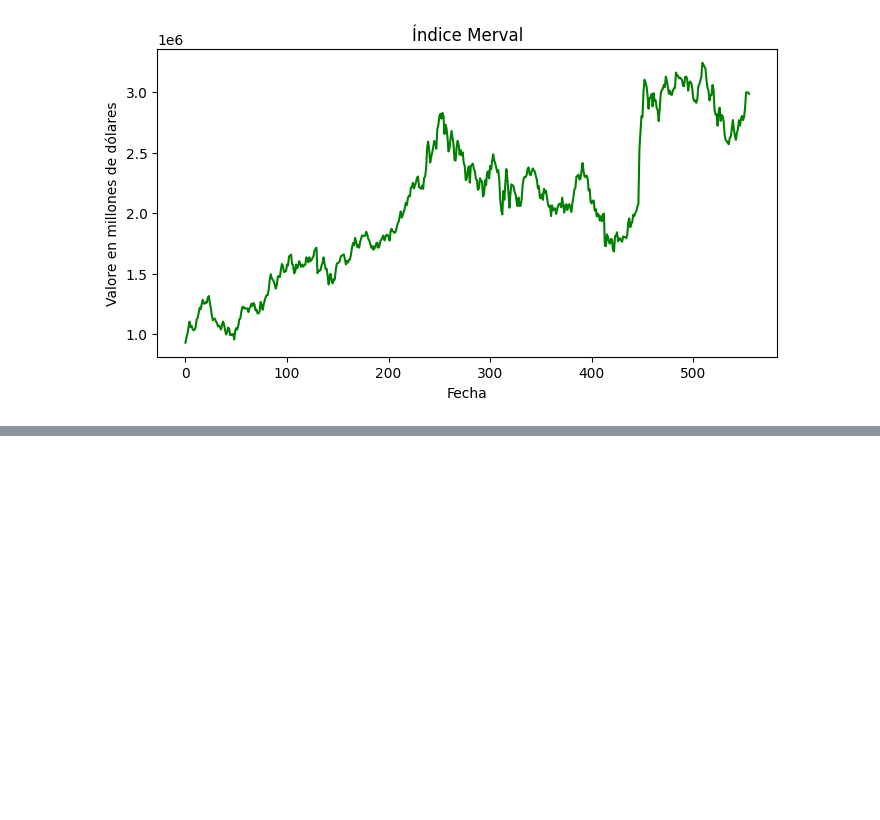
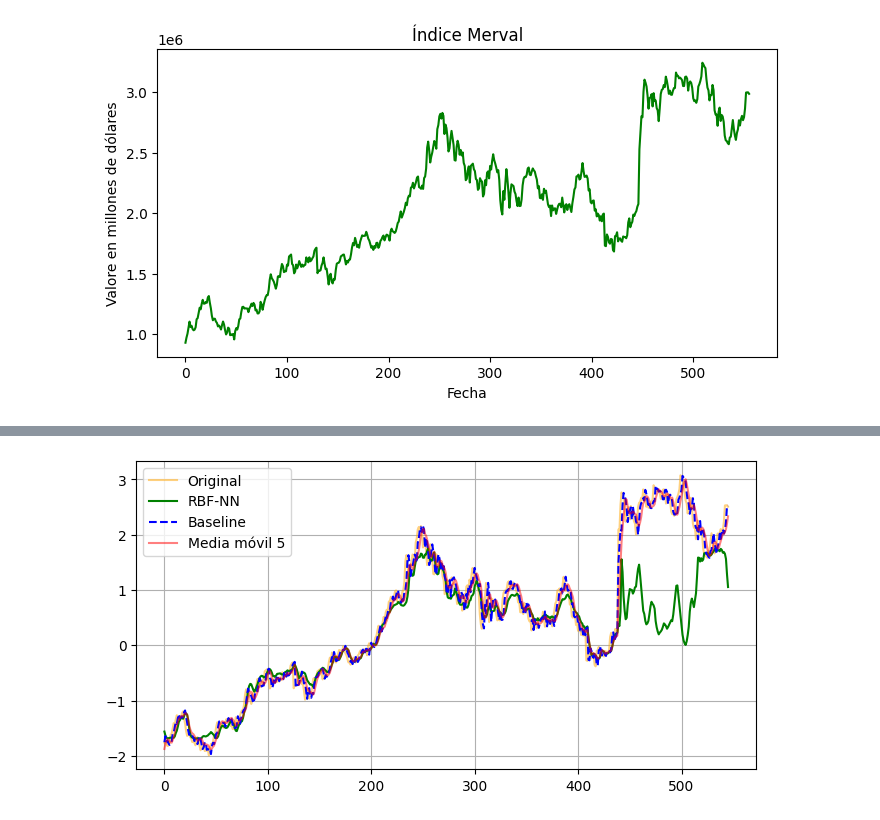
Before and after one commit to gggelme/redes_neuronales, a Jupyter notebook: GTP3/RBF_XOR&CONCENT.ipynb, the cells around one changed output, grey strips where cells are left out. Saved outputs shown, nothing was run; the diff lists cells and outputs as text; code cells hidden in the pictures; blank space fills up the shorter version.

```diff
--- a/GTP3/RBF_XOR&CONCENT.ipynb
+++ b/GTP3/RBF_XOR&CONCENT.ipynb
@@ -779,7 +789,7 @@ model = RBFNN(
     n_clusters=4,
     inicializacion='kmeans++',
     k_means_opt='por lotes',
-    variance_treatement='differents',
+    variance_treatement='identity',
     activation_function='normal',
     output_activation='sigmoide simetrica',
     learning_rate=0.01,
@@ -1013,0 +1051,21 @@ plt.show()
+# %%
+y_pred_train_base = X_train[:, -1]
+y_pred_test_base  = X_test[:, -1]
+
+y_pred_total_base = np.hstack((y_pred_train_base, y_pred_test_base))
+
+y_pred_train_mean = np.mean(X_train, axis=1)
+y_pred_test_mean  = np.mean(X_test, axis=1)
+
+y_pred_total_mean = np.hstack((y_pred_train_mean, y_pred_test_mean))
+# %%
+plt.figure(figsize=(8,4))
+plt.plot(y_total, color='orange', alpha=0.5, label='Original')
+plt.plot(y_pred_total, color='green', label='RBF-NN')
+plt.plot(y_pred_total_base, color='blue', linestyle='--', label='Baseline')
+plt.plot(y_pred_total_mean, color='red', alpha=0.5, label='Media móvil 5')
+plt.legend()
+plt.grid()
+plt.show()
+# %% [output]
+[figure, added]
```
Also changed, not shown: parts of 16 cells of this notebook, 11 other files.
